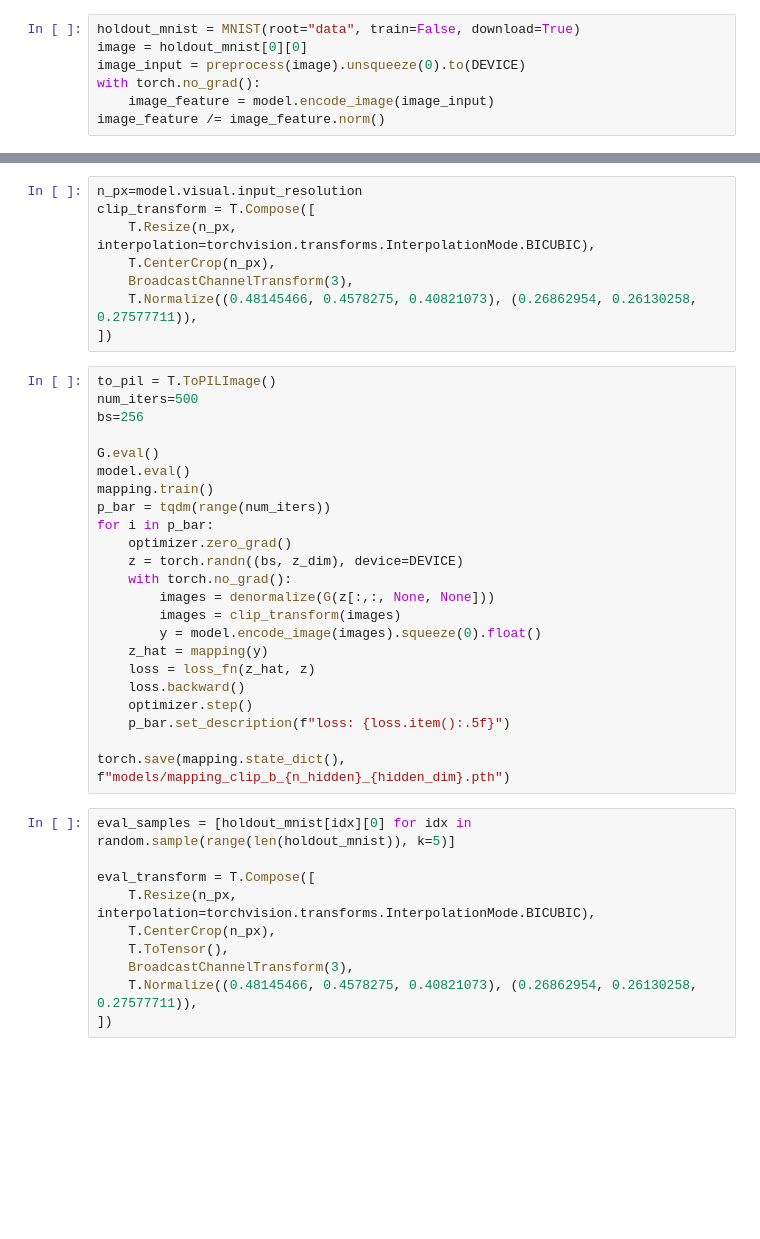
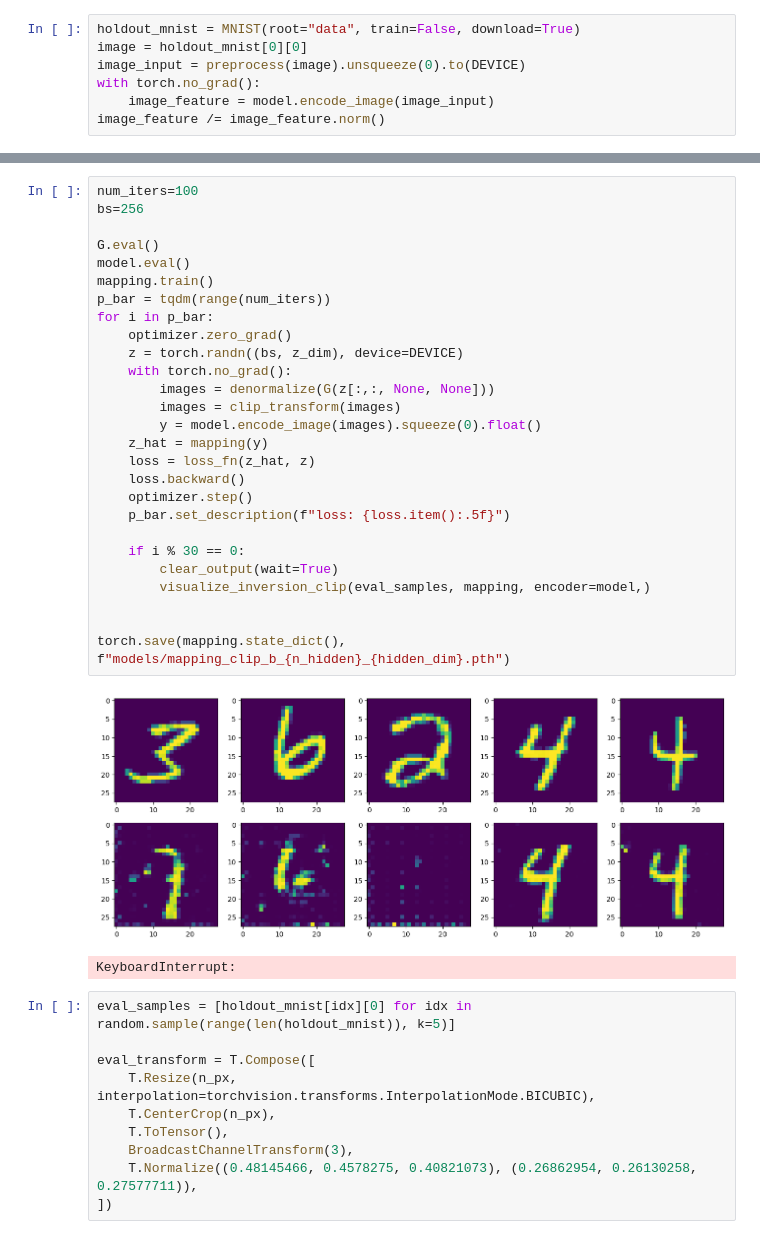
Before and after one commit to shredder67/gan-latent-inverse, a Jupyter notebook: mnist/experiment.ipynb, the cells around one changed output, grey strips where cells are left out. Saved outputs shown, nothing was run; the diff lists cells and outputs as text; blank space fills up the shorter version.

```diff
--- a/mnist/experiment.ipynb
+++ b/mnist/experiment.ipynb
@@ -718,34 +692,33 @@ denormalize = NormalizeInverse()
-# %%
-n_px=model.visual.input_resolution
-clip_transform = T.Compose([
-    T.Resize(n_px, interpolation=torchvision.transforms.InterpolationMode.BICUBIC),
-    T.CenterCrop(n_px),
-    BroadcastChannelTransform(3),
-    T.Normalize((0.48145466, 0.4578275, 0.40821073), (0.26862954, 0.26130258, 0.27577711)),
-])
 # %%
-to_pil = T.ToPILImage()
-num_iters=500
+num_iters=100
 bs=256
 
 G.eval()
 model.eval()
 mapping.train()
 p_bar = tqdm(range(num_iters))
 for i in p_bar:
     optimizer.zero_grad()
     z = torch.randn((bs, z_dim), device=DEVICE)
     with torch.no_grad():
         images = denormalize(G(z[:,:, None, None]))
         images = clip_transform(images)
         y = model.encode_image(images).squeeze(0).float()
     z_hat = mapping(y)
     loss = loss_fn(z_hat, z)
     loss.backward()
     optimizer.step()
     p_bar.set_description(f"loss: {loss.item():.5f}")
 
+    if i % 30 == 0:
+        clear_output(wait=True)
+        visualize_inversion_clip(eval_samples, mapping, encoder=model,)
+
+
 torch.save(mapping.state_dict(), f"models/mapping_clip_b_{n_hidden}_{hidden_dim}.pth")
+# %% [output]
+[figure, added]
+KeyboardInterrupt:
 # %%
 eval_samples = [holdout_mnist[idx][0] for idx in random.sample(range(len(holdout_mnist)), k=5)]
 
```
Also changed, not shown: parts of 24 cells of this notebook.
